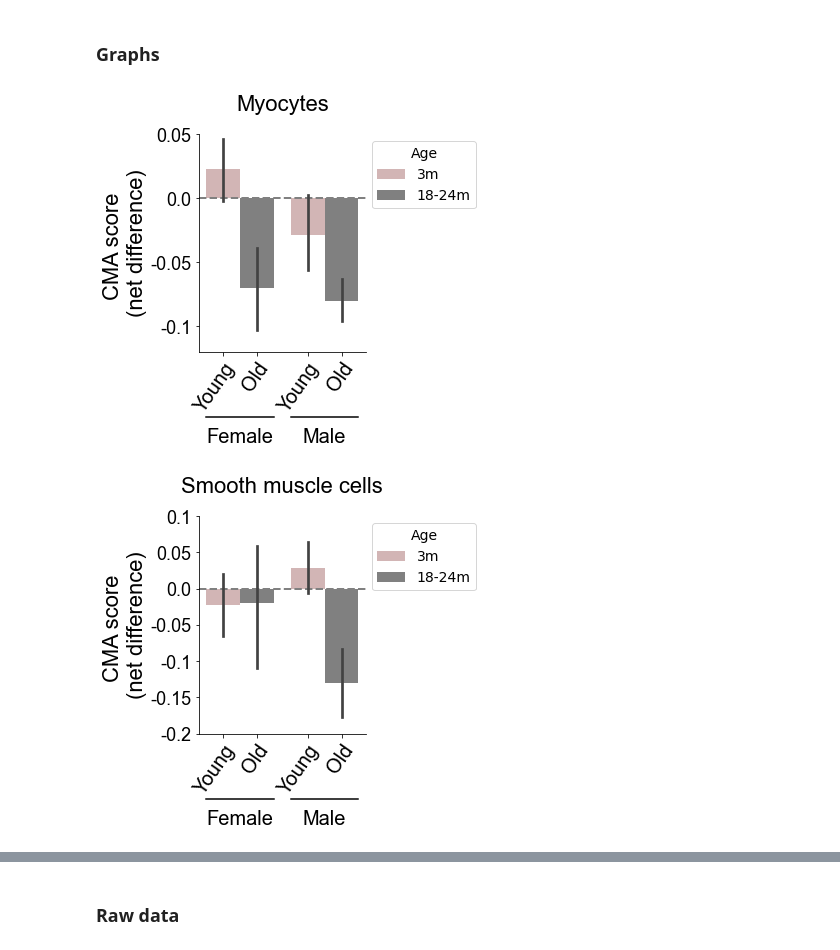
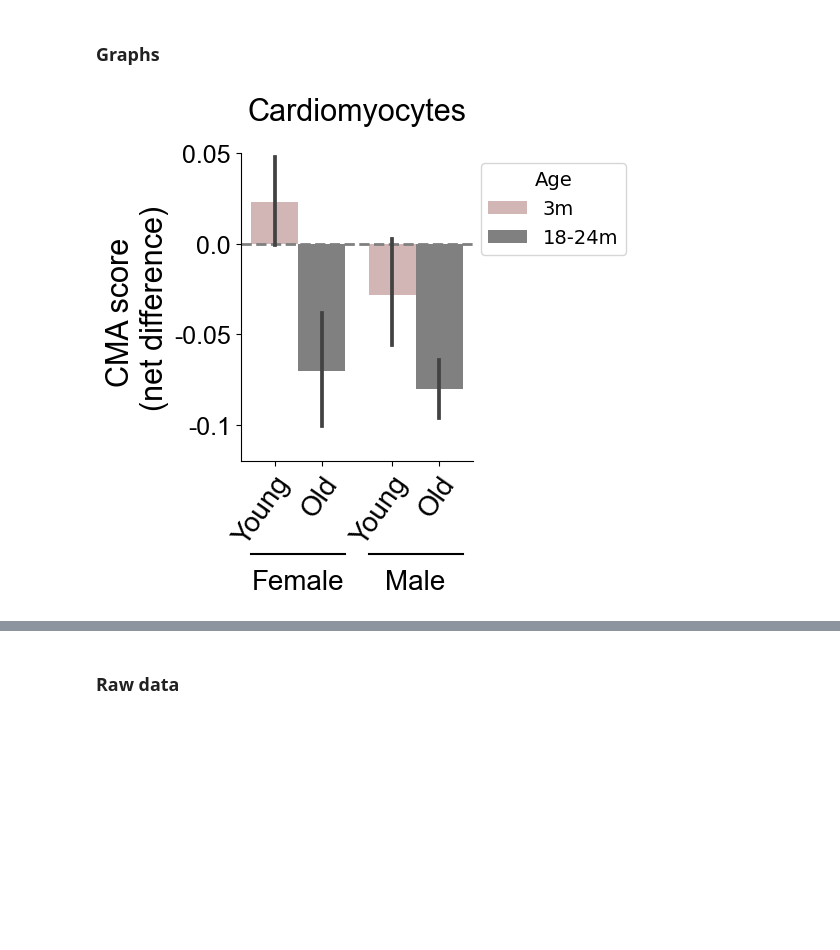
Before and after one commit to amsegura/Khawaja_et_al_2024, a Jupyter notebook: CMA_aging_Atlas_Heart.ipynb, the cells around one changed output, grey strips where cells are left out. Saved outputs shown, nothing was run; the diff lists cells and outputs as text; code cells hidden in the pictures; blank space fills up the shorter version.

Commit message:
Heart final

```diff
--- a/CMA_aging_Atlas_Heart.ipynb
+++ b/CMA_aging_Atlas_Heart.ipynb
@@ -25,8 +17,14 @@ os.makedirs('../Khwaja_et_al_outputs/Heart')
+# %%
+"""
+input_dir = r'/home/adrianmartin/Onedrive_IMDEA/Old_labs/Cuervo_lab/Dendra_paper/Data_v3/'
+modelmx = r'/home/adrianmartin/Onedrive_IMDEA/Scripts_software/Cuervo_lab/activation_model.xlsx'
+output_dir = r'/home/adrianmartin/Onedrive_IMDEA/Old_labs/Cuervo_lab/Dendra_paper/Final_figs_v3/'
+""" # handout: exclude
 # %% [markdown]
 ## Importing and preprocessing data
 # %%
 # Import h5ad file in scanpy.
-adata = sc.read_h5ad('../Exp. 2_Tabula muris/Files/TM_heart.h5ad')
+adata = sc.read_h5ad(input_dir + 'TM_heart.h5ad')
 
 # Normalize as CPM (counts per million)
 sc.pp.normalize_per_cell(adata, counts_per_cell_after=1e6)
@@ -37,7 +35,7 @@ sc.pp.log1p(adata)
 ## CMA score calculation
 # %%
 # Load matrix file with weight and direction
-model_matrix = pd.read_excel('../Exp. 2_Tabula muris/activation_model.xlsx')
+model_matrix = pd.read_excel(modelmx)
 
 # Removing EEF1A1 and RAC1 genes because they don't appear in the adata
 model_matrix = model_matrix.drop([6, 8], axis=0).reset_index()
@@ -653,73 +190,38 @@ barcode.head()
 # %% [markdown]
 ### Graphs
 # %%
-# Figure Myocytes
+# Figure Cardiomyocytes
 fig, ax = plt.subplots(figsize=(3,4))
 ax.spines['right'].set_visible(False)
 ax.spines['top'].set_visible(False)
 hfont = {'fontname':'Arial'}
 
 sns.barplot(x='sex', y='celltype_ns', data=barcode[barcode.new_cell=='myocyte'],
             hue='new_age', order=["female", "male"], hue_order=['3m', "18-24m"], palette=['#D7B0B0', '#808080'], ci=68)
 
 plt.axhline(y=0, linestyle='dashed', linewidth=2, color='gray', zorder=1)
 plt.xlabel('')
 plt.ylabel('CMA score \n(net difference)', fontdict={'family':'Arial', 'size': 22})
 ax.set_xticks([-0.2, 0.2, 0.8, 1.2])
 ax.set_xticklabels(["Young", "Old", "Young", "Old"], fontdict={'family':'Arial', 'size': 20},
                    rotation=55, ha='right', rotation_mode='anchor')
 plt.ylim(-0.12, 0.05)
 ax.set_yticks([-0.10, -0.05, 0.00, 0.05])
 ax.set_yticklabels([-0.10, -0.05, 0.00, 0.05], fontdict={'family':'Arial', 'size': 18})
 h, l = ax.get_legend_handles_labels()
 ax.legend(h, ['3m', "18-24m"], bbox_to_anchor=(1.7, 1), title="Age", title_fontsize = "14", fontsize = 14)
-plt.title(label='Myocytes', fontdict={'family':'Arial', 'size': 22}, y=1.08)
+plt.title(label='Cardiomyocytes', fontdict={'family':'Arial', 'size': 22}, y=1.08)
 
 # Female & male
 trans = ax.get_xaxis_transform()
 ax.annotate('Female', xy=(0, -.35), xycoords=trans, ha="center", va="top", size=20, **hfont)
 ax.plot([-.4,0.4],[-.3,-.3], color="k", transform=trans, clip_on=False)
 ax.annotate('Male', xy=(1, -.35), xycoords=trans, ha="center", va="top", size=20, **hfont)
 ax.plot([0.6,1.4],[-.3,-.3], color="k", transform=trans, clip_on=False)
 
 
-plt.savefig('../Khwaja_et_al_outputs/Heart/Myo_cellns_sex.png',bbox_inches='tight', dpi=300)
+plt.savefig(output_dir + '/Heart/Myo_cellns_sex.png',bbox_inches='tight', dpi=300)
 
 plt.show()
 # %% [output]
-[figure, old version]
+[figure, new version]
-# %%
-# Figure Smooth muscle cells
-fig, ax = plt.subplots(figsize=(3,4))
-ax.spines['right'].set_visible(False)
-ax.spines['top'].set_visible(False)
-hfont = {'fontname':'Arial'}
-
-sns.barplot(x='sex', y='celltype_ns', data=barcode[barcode.new_cell=='smooth muscle cell'],
-            hue='new_age', order=["female", "male"], hue_order=['3m', "18-24m"], palette=['#D7B0B0', '#808080'], ci=68)
-
-plt.axhline(y=0, linestyle='dashed', linewidth=2, color='gray', zorder=1)
-plt.xlabel('')
-plt.ylabel('CMA score \n(net difference)', fontdict={'family':'Arial', 'size': 22})
-ax.set_xticks([-0.2, 0.2, 0.8, 1.2])
-ax.set_xticklabels(["Young", "Old", "Young", "Old"], fontdict={'family':'Arial', 'size': 20},
-                   rotation=55, ha='right', rotation_mode='anchor')
-plt.ylim(-0.2, 0.10)
-ax.set_yticks([-0.20, -0.15, -0.10, -0.05, 0.00, 0.05, 0.10])
-ax.set_yticklabels([-0.20, -0.15, -0.10, -0.05, 0.00, 0.05, 0.10], fontdict={'family':'Arial', 'size': 18})
-h, l = ax.get_legend_handles_labels()
-ax.legend(h, ['3m', "18-24m"], bbox_to_anchor=(1.7, 1), title="Age", title_fontsize = "14", fontsize = 14)
-plt.title(label='Smooth muscle cells', fontdict={'family':'Arial', 'size': 22}, y=1.08)
-
-# Female & male
-trans = ax.get_xaxis_transform()
-ax.annotate('Female', xy=(0, -.35), xycoords=trans, ha="center", va="top", size=20, **hfont)
-ax.plot([-.4,0.4],[-.3,-.3], color="k", transform=trans, clip_on=False)
-ax.annotate('Male', xy=(1, -.35), xycoords=trans, ha="center", va="top", size=20, **hfont)
-ax.plot([0.6,1.4],[-.3,-.3], color="k", transform=trans, clip_on=False)
-
-plt.savefig('../Khwaja_et_al_outputs/Heart/SMc_cellns_sex.png',bbox_inches='tight', dpi=300)
-
-plt.show()
-# %% [output]
-[figure, removed]
```
Also changed, not shown: parts of 75 cells of this notebook, 1 other file.
